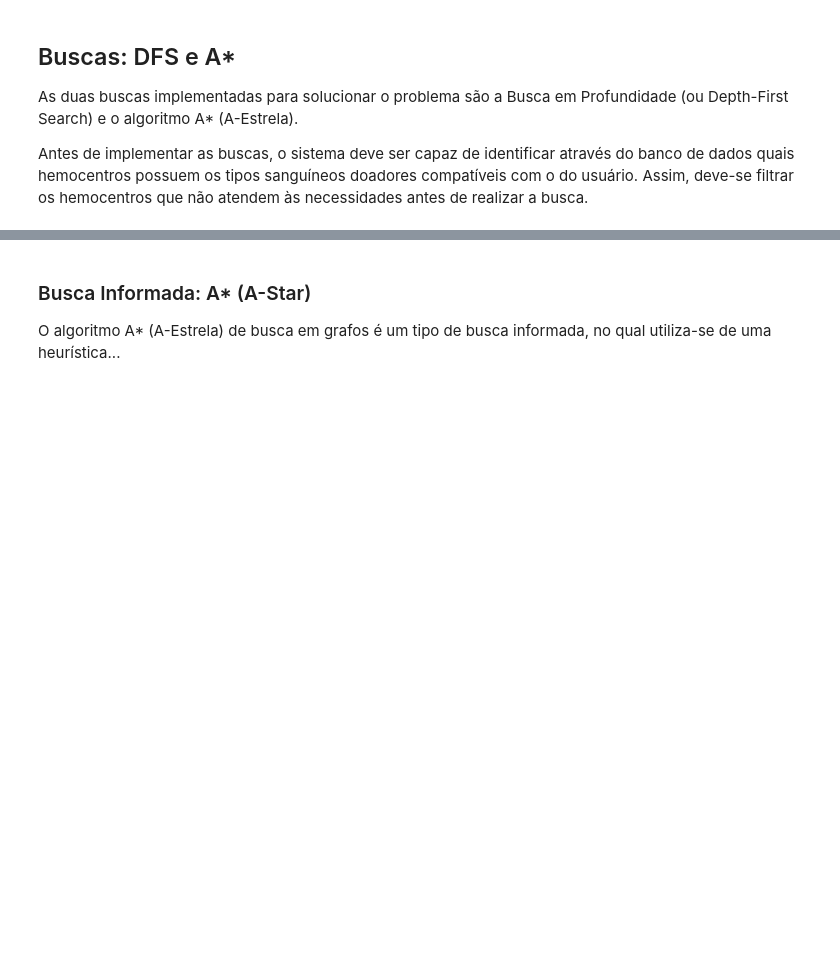
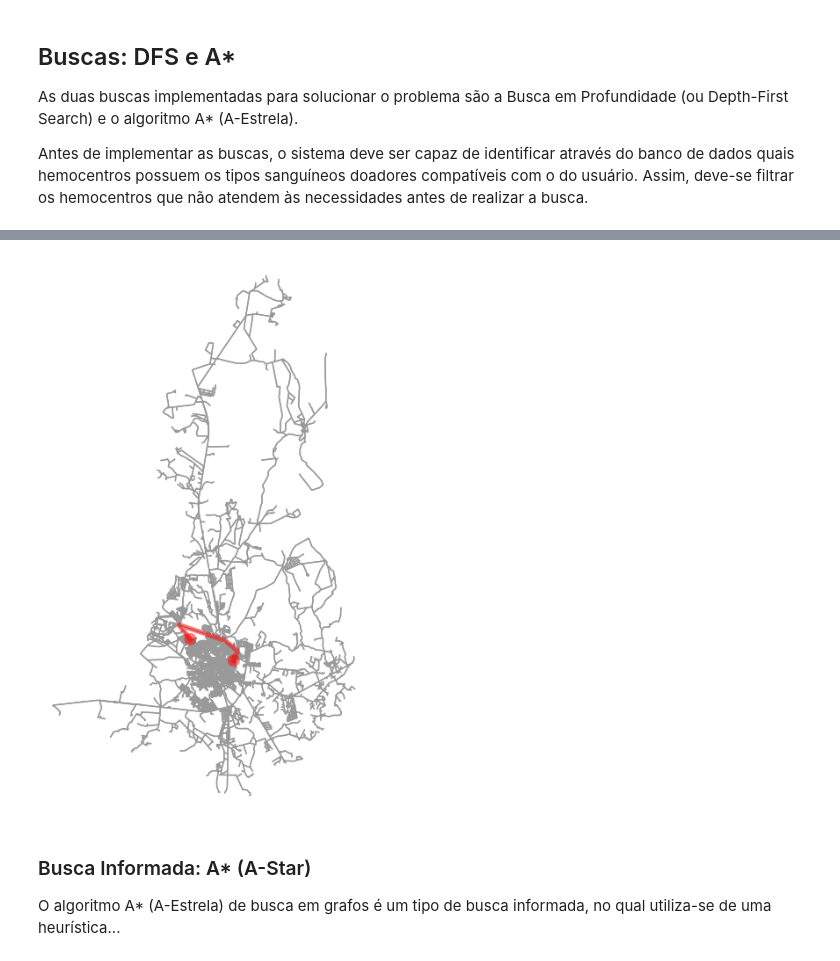
Before and after one commit to marcogarcia2/blood_donation, a Jupyter notebook: project.ipynb, the cells around one changed output, grey strips where cells are left out. Drawn from its saved outputs; the diff is of its cells as text; code cells hidden in the pictures; blank space fills up the shorter version.

```diff
--- a/project.ipynb
+++ b/project.ipynb
@@ -154,3 +164,14 @@ AttributeError: 'dict' object has no attribute 'successors'
+# %%
+from busca_nao_informada import bfs
+
+rota_bfs = bfs(G.graph, user[0], hcs_validos)
+
+if rota_bfs:
+    G.plotar_rota(rota_bfs)
+else:
+    print("Nenhum hemocentro acessível foi encontrado.")
+# %% [output]
+[figure, added]
 # %% [markdown]
 ### Busca Informada: A* (A-Star)
 O algoritmo A* (A-Estrela) de busca em grafos é um tipo de busca informada, no qual utiliza-se de uma heurística...
```
Also changed, not shown: parts of 9 cells of this notebook, 4 other files.
